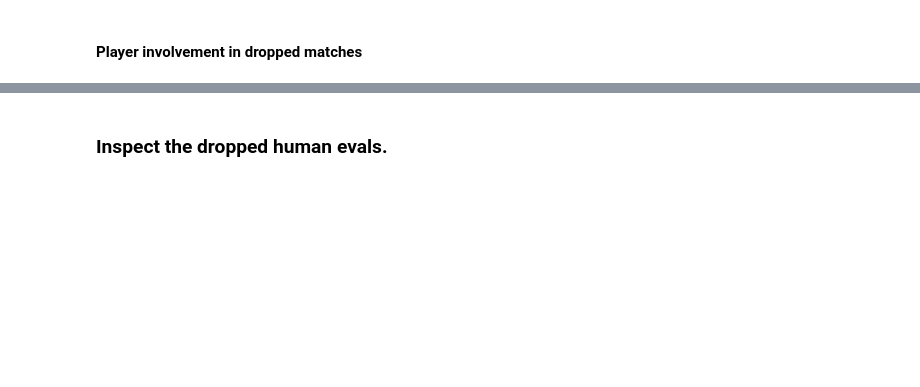
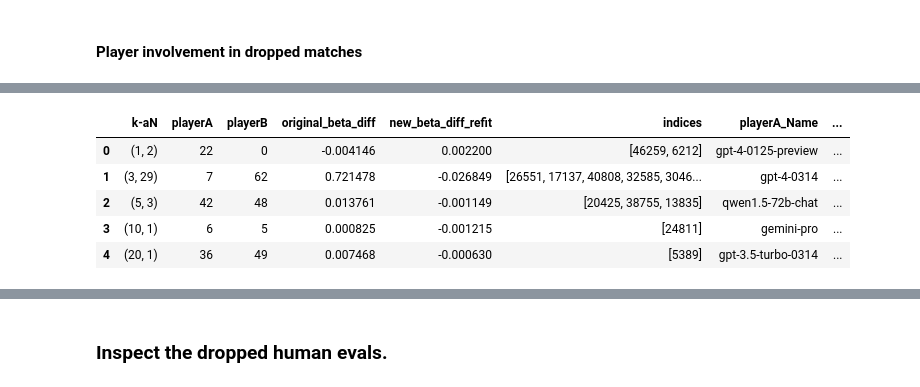
Before and after one commit to JennyHuang19/IsRankingRobust, a Jupyter notebook: notebooks/chatbotArenaRobustnessWtd.ipynb, the cells around one changed output, grey strips where cells are left out. Saved outputs shown, nothing was run; the diff lists cells and outputs as text; code cells hidden in the pictures; blank space fills up the shorter version.

```diff
--- a/notebooks/chatbotArenaRobustness.ipynb
+++ b/notebooks/chatbotArenaRobustnessWtd.ipynb
@@ -272,5 +462,14 @@ id_to_player = {v: k for k, v in player_to_id.items()}
 cba_results.head()
 cba_results['playerA_Name'] = cba_results['playerA'].map(id_to_player)
 cba_results['playerB_Name'] = cba_results['playerB'].map(id_to_player)
+# %%
+cba_results.head()
+# %% [output]
+|  | k-aN | playerA | playerB | original_beta_diff | new_beta_diff_refit | indices | playerA_Name | ... |
+| 0 | (1, 2) | 22 | 0 | -0.004146 | 0.002200 | [46259, 6212] | gpt-4-0125-preview | ... |
+| 1 | (3, 29) | 7 | 62 | 0.721478 | -0.026849 | [26551, 17137, 40808, 32585, 3046... | gpt-4-0314 | ... |
+| 2 | (5, 3) | 42 | 48 | 0.013761 | -0.001149 | [20425, 38755, 13835] | qwen1.5-72b-chat | ... |
+| 3 | (10, 1) | 6 | 5 | 0.000825 | -0.001215 | [24811] | gemini-pro | ... |
+| 4 | (20, 1) | 36 | 49 | 0.007468 | -0.000630 | [5389] | gpt-3.5-turbo-0314 | ... |
 # %%
 # for each index, find the corresponding row in the original dataframe.
```
Also changed, not shown: parts of 44 cells of this notebook.
